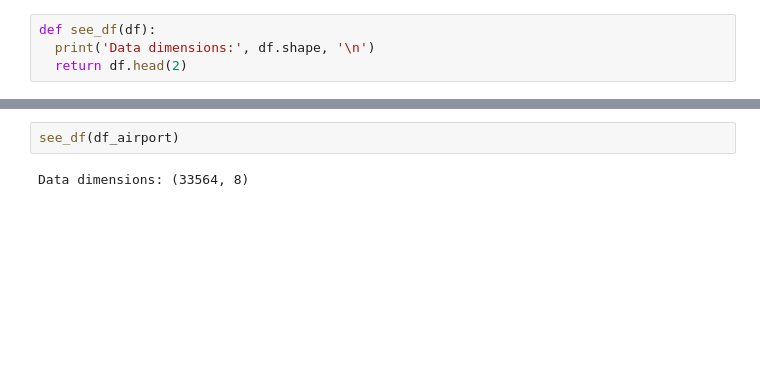
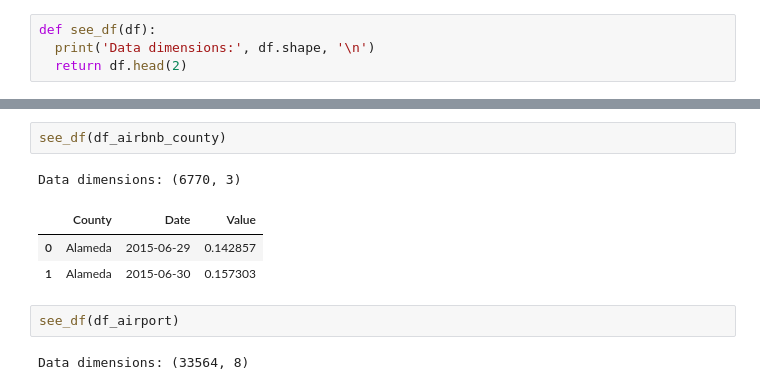
Before and after one commit to siawayforward/DS4A-group-project, a Jupyter notebook: data_aggregation/data_aggregation.ipynb, the cells around one changed output, grey strips where cells are left out. Cells and saved outputs as stored; diff of their text form; blank space fills up the shorter version.

```diff
--- a/data_aggregation/data_aggregation.ipynb
+++ b/data_aggregation/data_aggregation.ipynb
@@ -85,3 +90,10 @@ Data dimensions: (210620, 3)
+# %%
+see_df(df_airbnb_county)
+# %% [output]
+Data dimensions: (6770, 3)
+|  | County | Date | Value |
+| 0 | Alameda | 2015-06-29 | 0.142857 |
+| 1 | Alameda | 2015-06-30 | 0.157303 |
 # %%
 see_df(df_airport)
 # %% [output]
```
Also changed, not shown: parts of 13 cells of this notebook.
